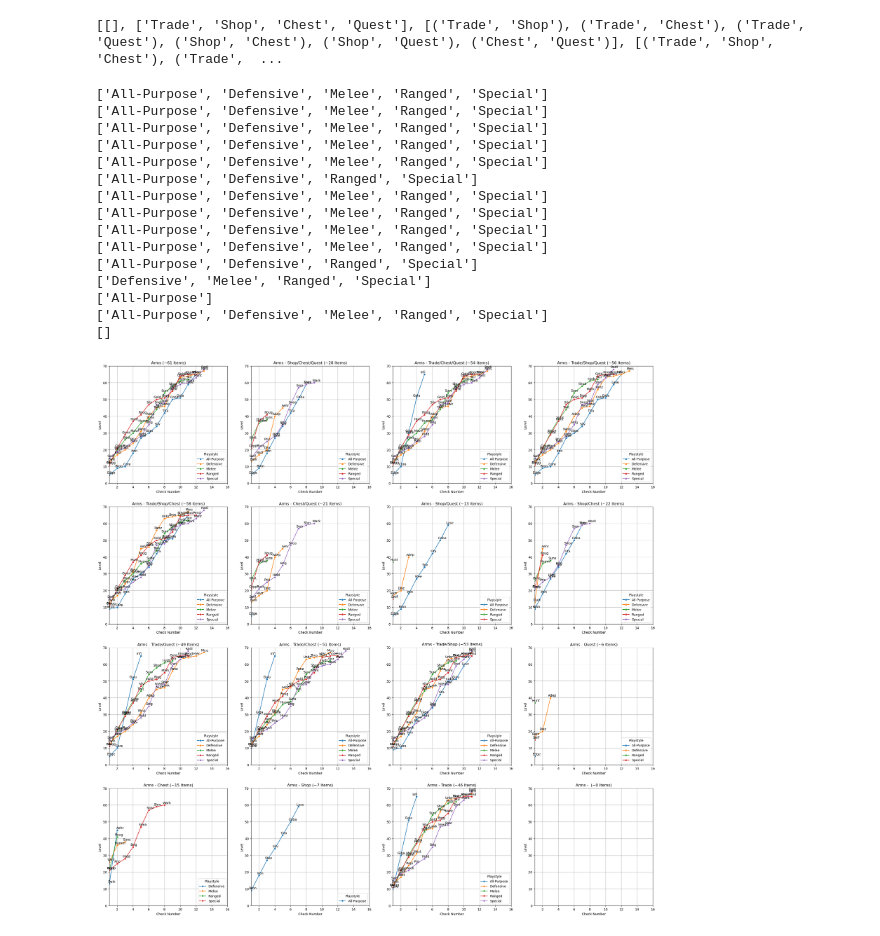
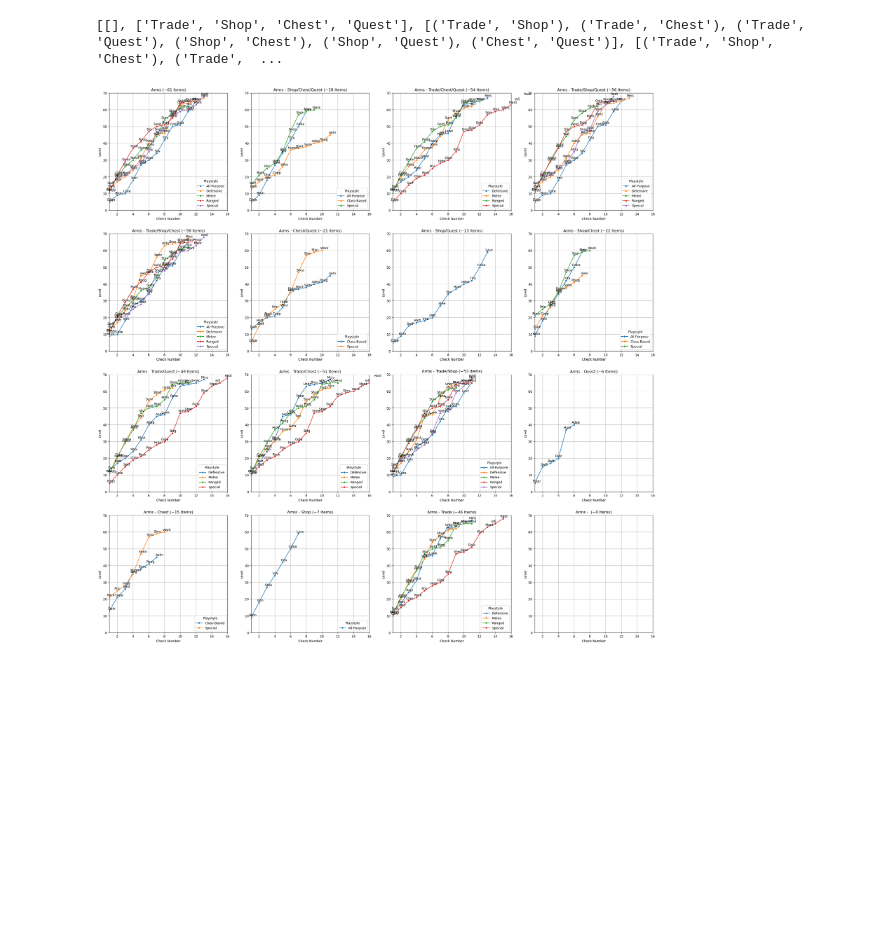
Before and after one commit to Treeways/CCProgressiveEquipment, a Jupyter notebook: CCAP_ProgAnalysis.ipynb, the cells around one changed output. Drawn from its saved outputs; the diff is of its cells as text; code cells hidden in the pictures; blank space fills up the shorter version.

Commit message:
+ Manual adjustments, Arms adj.

```diff
--- a/CCAP_ProgAnalysis.ipynb
+++ b/CCAP_ProgAnalysis.ipynb
@@ -103,15 +157,15 @@ import matplotlib.pyplot as plt
 import matplotlib.ticker as plticker
 import json
 
-series_colors = {
-        'Any': '#888888',
-        'Offensive': '#D62728',
-        'Melee': '#D62728',
-        'Defensive': '#1F77B4',
-        'Ranged': '#FF6C08',
-        'Special': '#9467BD',
-        'Botany': '#2CA02C',
-}
+# series_colors = {
+#         'Any': '#888888',
+#         'Offensive': '#D62728',
+#         'Melee': '#D62728',
+#         'Defensive': '#1F77B4',
+#         'Ranged': '#FF6C08',
+#         'Special': '#9467BD',
+#         'Botany': '#2CA02C',
+# }
 
 # Adds text labels to each marker.
 def label_point(x, y, val, ax):
@@ -159,73 +213,59 @@ def plot_graphs_and_write_json(df: pd.DataFrame, title: str, max_lim: int):
                         if isinstance(combo, str): combo = [combo]
                         combo_inverted = list(filter(lambda x: x not in combo, OBTAINED_METHODS))
                         graph_data = pop_if_obtained_via(df, combo)
+                        # print(combo)
 
-
-                        ### TODO: MODIFY GRAPH DATA HERE
-
+                        # Create manually defined graph adjustments
+                        adjust_graph_data(graph_data, title, combo_inverted)
+                        graph_data = progressively_order(graph_data)
 
                         sns.lineplot(
                                 x='Check Number', y='Level', marker='o', hue='Playstyle',
                                 ax=ax[v][w],
+                                # Inverted series title
                                 # data=graph_data).title.set_text('{0} - No {1} (~{2})'.format(title, '/'.join(combo), str(len(graph_data.index)) + ' Items'))
                                 data=graph_data).title.set_text('{0} - {1} (~{2})'.format(title, '/'.join(combo_inverted), str(len(graph_data.index)) + ' Items'))
                         label_point(graph_data['Check Number'], graph_data['Level'], graph_data['Name'], ax[v][w])
 
                         # Prepare JSON output
                         playstyle_list = get_playstyle_list(graph_data)
-                        print(playstyle_list)
+                        # print(playstyle_list)
                         for playstyle in playstyle_list:
-                                title_key = f'{playstyle} {title}'
+                                title_key = f'{playstyle} {title}'.lstrip().rstrip()
                                 camel_case_title_key = camel_case(title_key)
 
                                 # Initialize series in data if it doesn't exist
                                 if not camel_case_title_key in json_data:
                                         json_data[camel_case_title_key] = { 'displayName': title_key, 'items': [] }
 
-                                # Only include `true` metadata
+                                # Include `true` metadata
                                 json_metadata = { 'metadata': { str(c).lower(): True for c in combo_inverted } }
-                                # json_content = { 'content': [ { 'item': n for n in graph_data[graph_data['Playstyle'] == playstyle]['Name'] } ] }
                                 json_content = { 'content': [ { 'item': n } for n in graph_data[graph_data['Playstyle'] == playstyle]['Name'] ] }
 
                                 # Include `false` metadata as well
                                 # json_metadata = { 'metadata': { str(c).lower(): True for c in combo } | { str(c).lower(): False for c in combo_inverted } }
 
                                 json_data[camel_case_title_key]['items'].append(json_metadata | json_content)
 
                                 # json_data[title_key].append({ 'items': {} })
 
 
                                 # for index, row in graph_data[graph_data['Playstyle'] == playstyle].iterrows():
                                 #         print(row)
 
                         # Cycle axis
                         w += 1
                         if w == 4:
                                 v += 1
                                 w = 0
 
         # Write to JSON
         with open(json_filename, 'w') as f:
                 f.write(json.dumps(json_data, separators=(',', ':')))
 
 plot_graphs_and_write_json(arms_data, 'Arms', 16)
 # plot_graphs_and_write_json(heads_data, 'Heads', 16)
 # plot_graphs_and_write_json(torsos_data, 'Torsos', 16)
 # plot_graphs_and_write_json(legs_data, 'Legs', 16)
 # %% [output]
-['All-Purpose', 'Defensive', 'Melee', 'Ranged', 'Special']
-['All-Purpose', 'Defensive', 'Melee', 'Ranged', 'Special']
-['All-Purpose', 'Defensive', 'Melee', 'Ranged', 'Special']
-['All-Purpose', 'Defensive', 'Melee', 'Ranged', 'Special']
-['All-Purpose', 'Defensive', 'Melee', 'Ranged', 'Special']
-['All-Purpose', 'Defensive', 'Ranged', 'Special']
-['All-Purpose', 'Defensive', 'Melee', 'Ranged', 'Special']
-['All-Purpose', 'Defensive', 'Melee', 'Ranged', 'Special']
-['All-Purpose', 'Defensive', 'Melee', 'Ranged', 'Special']
-['All-Purpose', 'Defensive', 'Melee', 'Ranged', 'Special']
-['All-Purpose', 'Defensive', 'Ranged', 'Special']
-['Defensive', 'Melee', 'Ranged', 'Special']
-['All-Purpose']
-['All-Purpose', 'Defensive', 'Melee', 'Ranged', 'Special']
-[]
-[figure, old version]
+[figure, new version]
```
Also changed, not shown: parts of 1 cell of this notebook.
